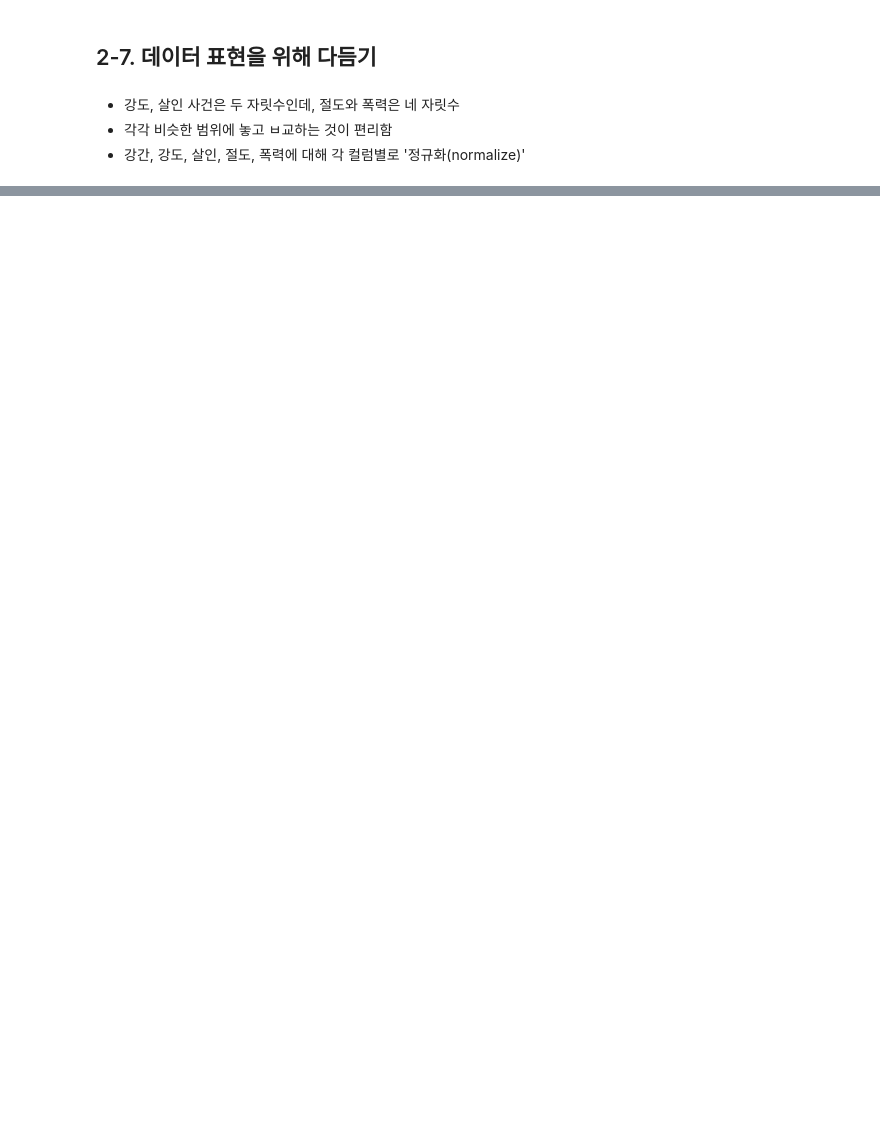
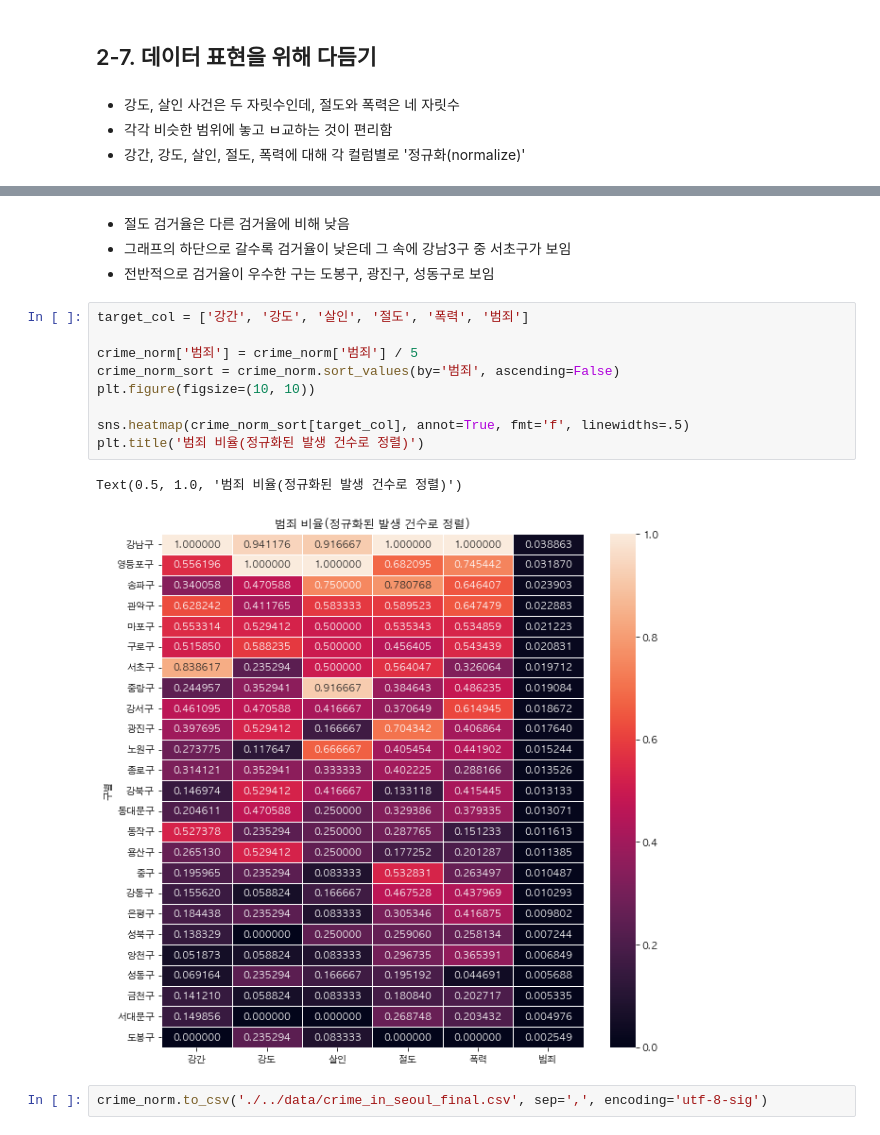
Before and after one commit to 2hongbi/ds-study, a Jupyter notebook: src/서울시범죄현황분석.ipynb, the cells around one changed output, grey strips where cells are left out. Cells and saved outputs as stored; diff of their text form; blank space fills up the shorter version.

```diff
--- a/src/서울시범죄현황분석.ipynb
+++ b/src/서울시범죄현황분석.ipynb
@@ -350,0 +410,18 @@ crime_norm
+# %% [markdown]
+* 절도 검거율은 다른 검거율에 비해 낮음
+* 그래프의 하단으로 갈수록 검거율이 낮은데 그 속에 강남3구 중 서초구가 보임
+* 전반적으로 검거율이 우수한 구는 도봉구, 광진구, 성동구로 보임
+# %%
+target_col = ['강간', '강도', '살인', '절도', '폭력', '범죄']
+
+crime_norm['범죄'] = crime_norm['범죄'] / 5
+crime_norm_sort = crime_norm.sort_values(by='범죄', ascending=False)
+plt.figure(figsize=(10, 10))
+
+sns.heatmap(crime_norm_sort[target_col], annot=True, fmt='f', linewidths=.5)
+plt.title('범죄 비율(정규화된 발생 건수로 정렬)')
+# %% [output]
+Text(0.5, 1.0, '범죄 비율(정규화된 발생 건수로 정렬)')
+[figure, added]
+# %%
+crime_norm.to_csv('./../data/crime_in_seoul_final.csv', sep=',', encoding='utf-8-sig')
```
Also changed, not shown: parts of 8 cells of this notebook, 1 other file.
